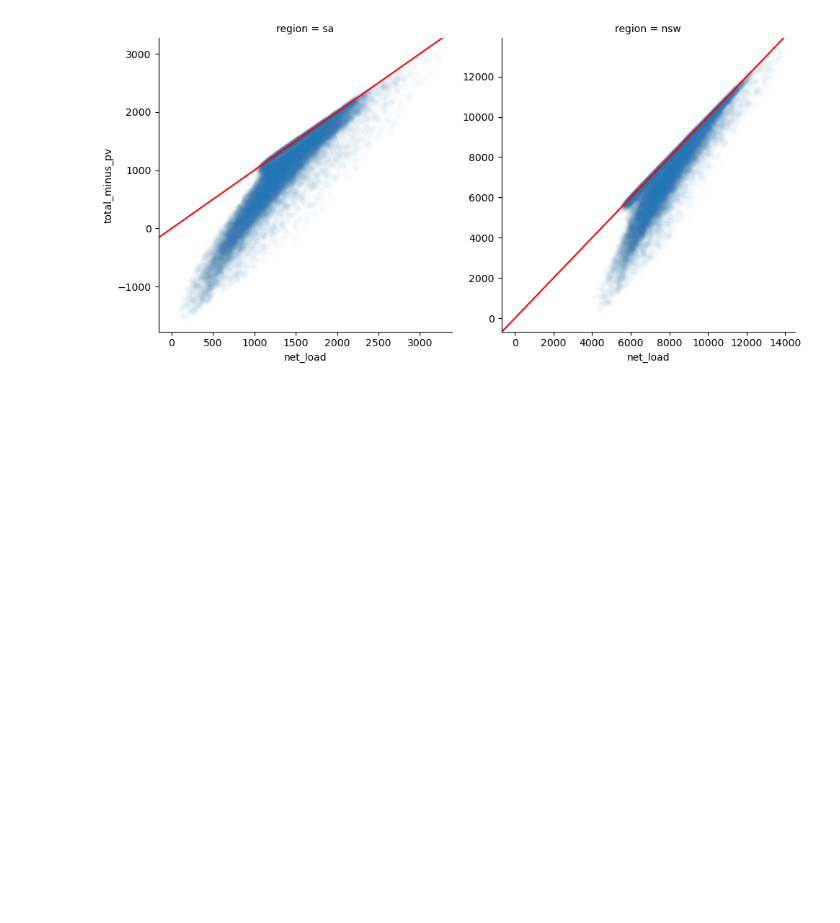
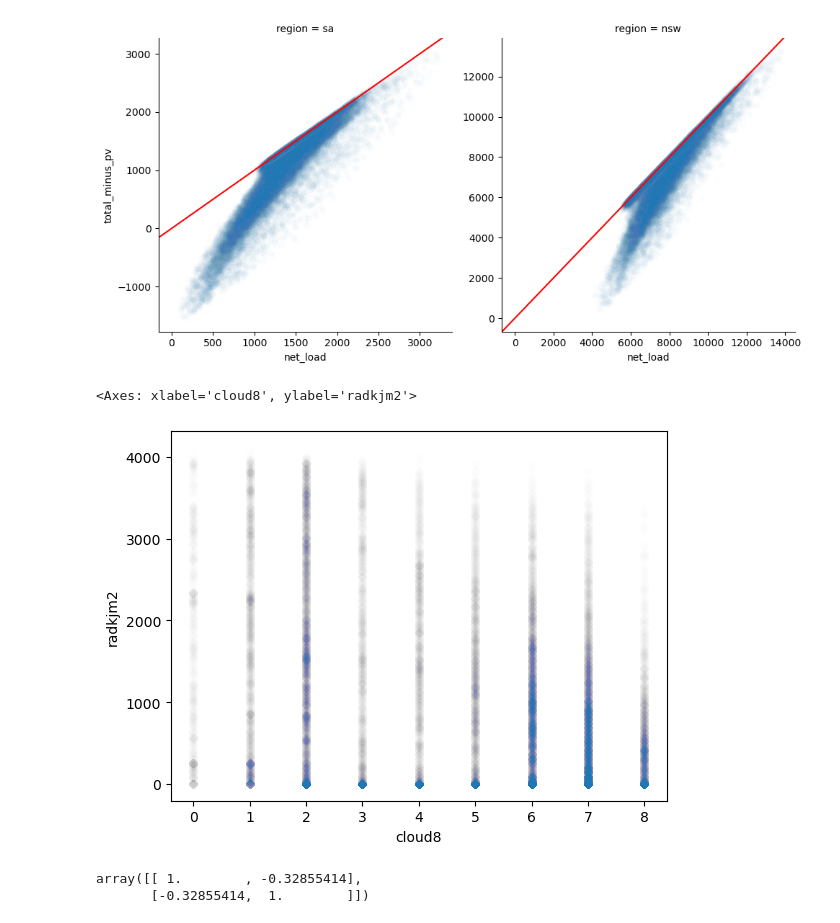
Before and after one commit to chaserobertson/tesla-stlf, a Jupyter notebook: notebooks/net_v_total_load.ipynb, the cells around one changed output. Cells and saved outputs as stored; diff of their text form; code cells hidden in the pictures; blank space fills up the shorter version.

Commit message:
plot net vs total load - pv

```diff
--- a/notebooks/net_v_total_load.ipynb
+++ b/notebooks/net_v_total_load.ipynb
@@ -16,3 +15,16 @@ for ax in fg.axes.flat:
     ax.axline(xy1=[0, 0], slope=1, color='red')
 # %% [output]
 [figure]
+# %%
+daydf = df[pd.to_datetime(df['datetime']).dt.hour.between(6, 19)]
+sns.scatterplot(daydf, x='cloud8', y='radkjm2', alpha=0.005)
+# %% [output]
+<Axes: xlabel='cloud8', ylabel='radkjm2'>
+[figure, added]
+# %%
+import numpy as np
+daydf_naless = daydf[['radkjm2', 'cloud8']].dropna()
+np.corrcoef(daydf_naless['radkjm2'], daydf_naless['cloud8'])
+# %% [output]
+array([[ 1.        , -0.32855414],
+       [-0.32855414,  1.        ]])
```
Also changed, not shown: parts of 3 cells of this notebook.
